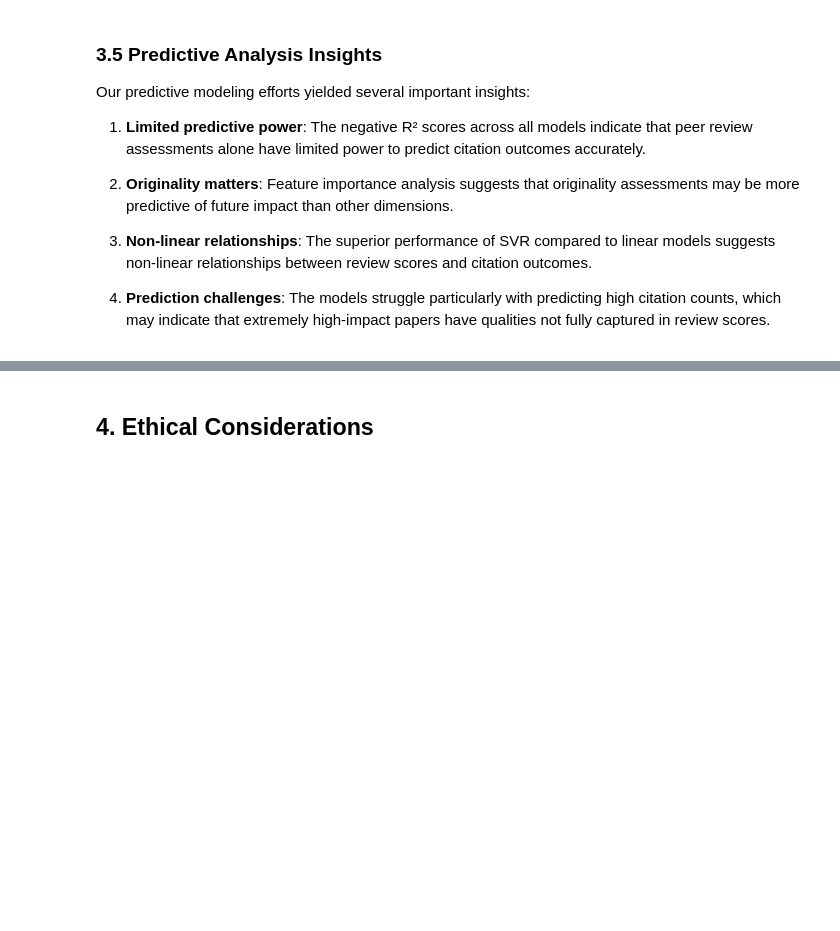
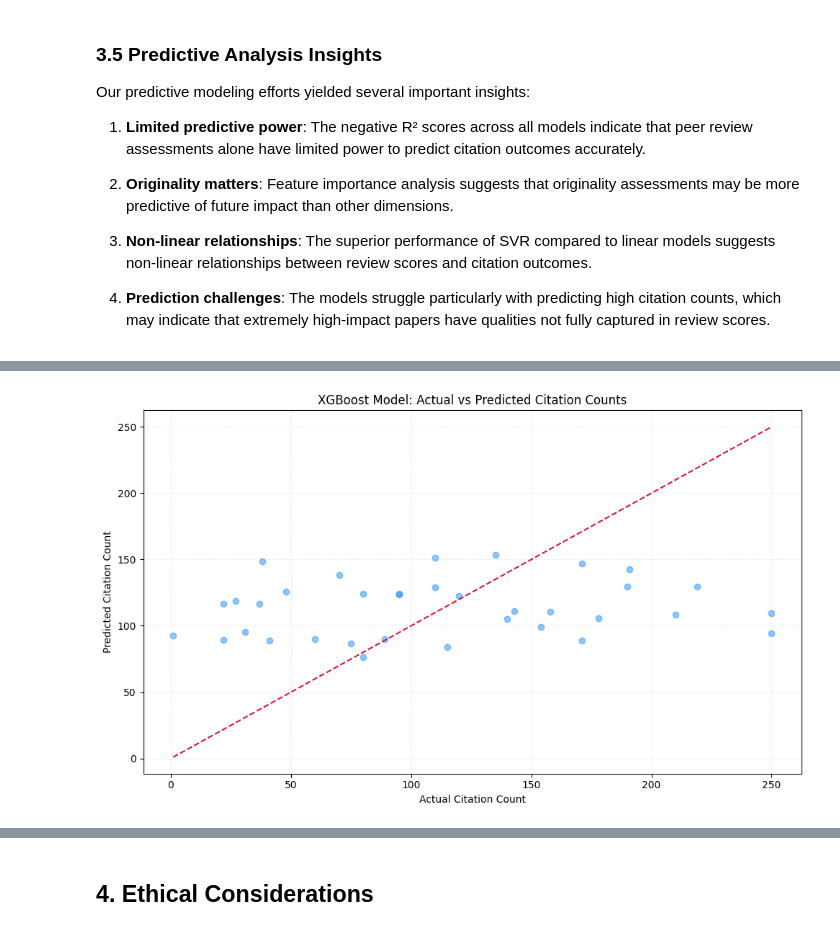
Before and after one commit to XanderZhou2022/ECE204_final, a Jupyter notebook: final_report.ipynb, the cells around one changed output, grey strips where cells are left out. Saved outputs shown, nothing was run; the diff lists cells and outputs as text; code cells hidden in the pictures; blank space fills up the shorter version.

```diff
--- a/final_report.ipynb
+++ b/final_report.ipynb
@@ -579,0 +712,12 @@ Our predictive modeling efforts yielded several important insights:
+# %%
+plt.figure(figsize=(10, 6))
+plt.scatter(y_test, y_pred_tuned_xgb, alpha=0.5, color='dodgerblue')
+plt.plot([y_test.min(), y_test.max()], [y_test.min(), y_test.max()], 'r--', color='crimson')
+plt.xlabel('Actual Citation Count')
+plt.ylabel('Predicted Citation Count')
+plt.title('XGBoost Model: Actual vs Predicted Citation Counts')
+plt.grid(True, linestyle='--', alpha=0.2)
+plt.tight_layout()
+plt.show()
+# %% [output]
+[figure, added]
```
Also changed, not shown: parts of 43 cells of this notebook, 1 other file.
